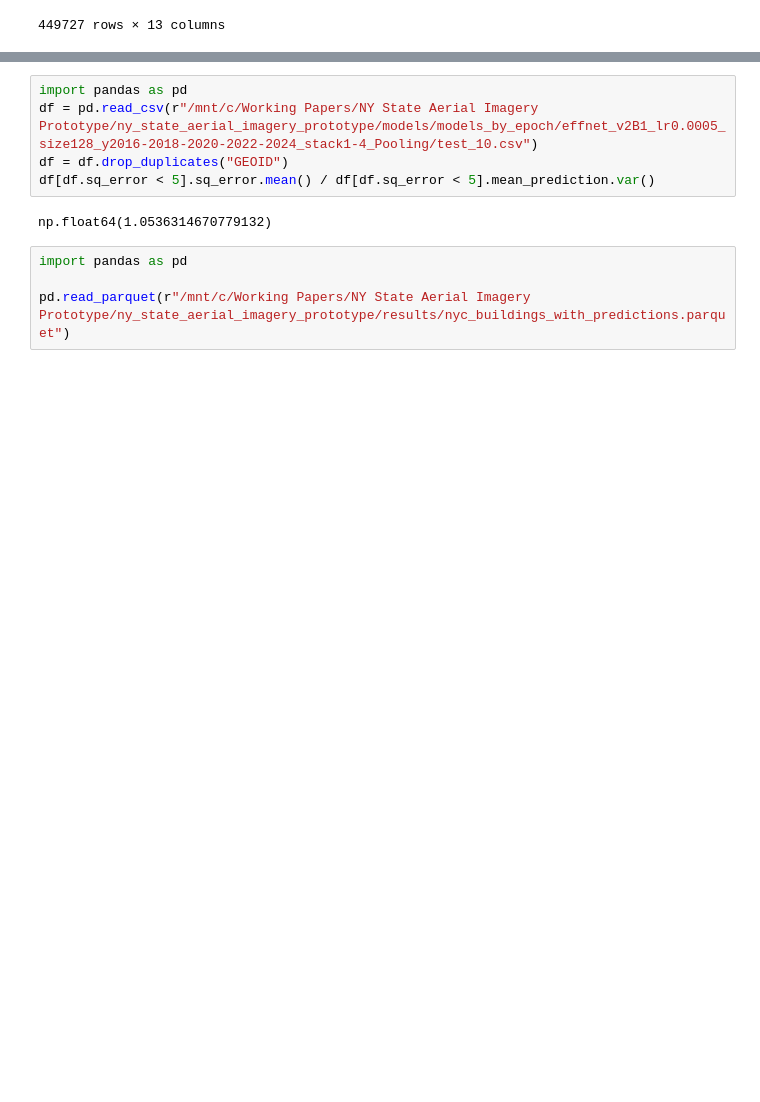
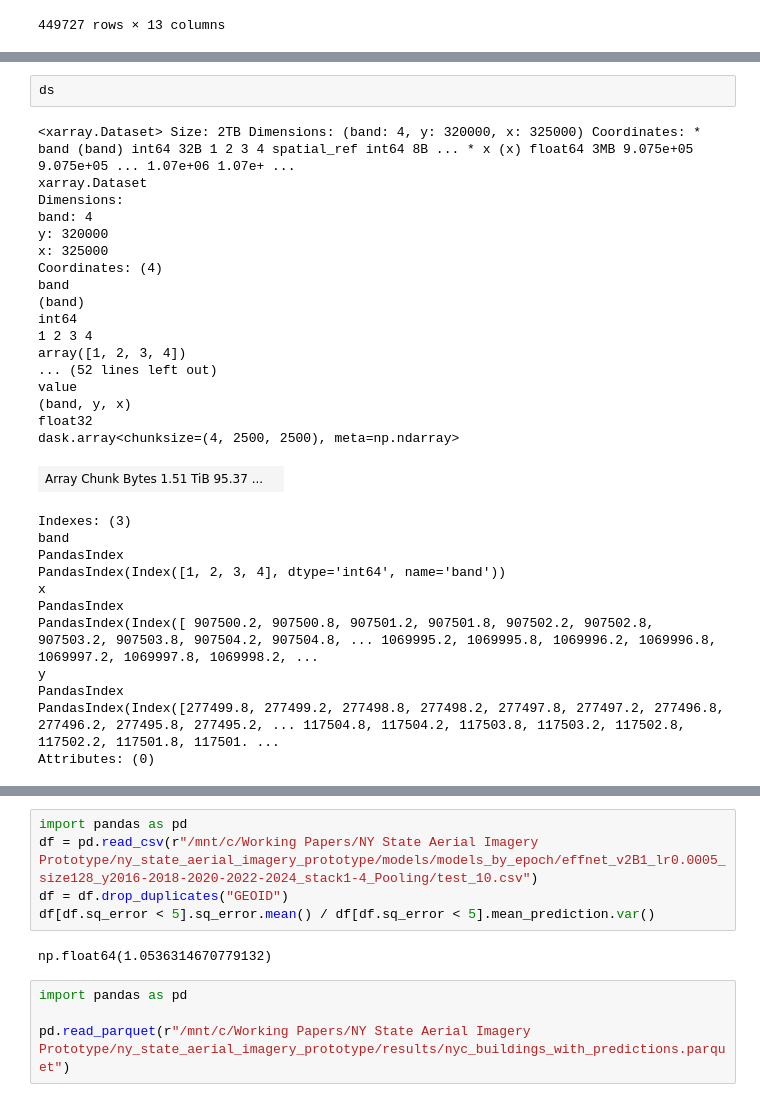
Before and after one commit to Queeno11/ny_state_aerial_imagery_prototype, a Jupyter notebook: notebooks/test.ipynb, the cells around one changed output, grey strips where cells are left out. Saved outputs shown, nothing was run; the diff lists cells and outputs as text; blank space fills up the shorter version.

```diff
--- a/notebooks/test.ipynb
+++ b/notebooks/test.ipynb
@@ -256,0 +450,32 @@ test_36047019900.npy
+# %%
+ds
+# %% [output]
+<xarray.Dataset> Size: 2TB Dimensions: (band: 4, y: 320000, x: 325000) Coordinates: * band (band) int64 32B 1 2 3 4 spatial_ref int64 8B ... * x (x) float64 3MB 9.075e+05 9.075e+05 ... 1.07e+06 1.07e+ ...
+xarray.Dataset
+Dimensions:
+band: 4
+y: 320000
+x: 325000
+Coordinates: (4)
+band
+(band)
+int64
+1 2 3 4
+array([1, 2, 3, 4])
+... (52 lines left out)
+value
+(band, y, x)
+float32
+dask.array<chunksize=(4, 2500, 2500), meta=np.ndarray>
+| Array Chunk Bytes 1.51 TiB 95.37 ... |  |
+Indexes: (3)
+band
+PandasIndex
+PandasIndex(Index([1, 2, 3, 4], dtype='int64', name='band'))
+x
+PandasIndex
+PandasIndex(Index([ 907500.2, 907500.8, 907501.2, 907501.8, 907502.2, 907502.8, 907503.2, 907503.8, 907504.2, 907504.8, ... 1069995.2, 1069995.8, 1069996.2, 1069996.8, 1069997.2, 1069997.8, 1069998.2, ...
+y
+PandasIndex
+PandasIndex(Index([277499.8, 277499.2, 277498.8, 277498.2, 277497.8, 277497.2, 277496.8, 277496.2, 277495.8, 277495.2, ... 117504.8, 117504.2, 117503.8, 117503.2, 117502.8, 117502.2, 117501.8, 117501. ...
+Attributes: (0)
```
Also changed, not shown: parts of 12 cells of this notebook, 3 other files.
